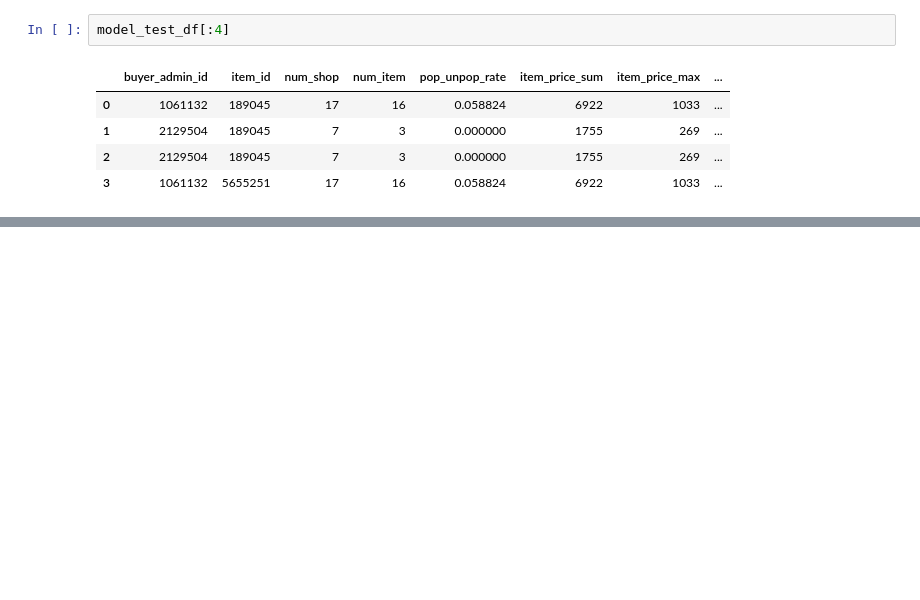
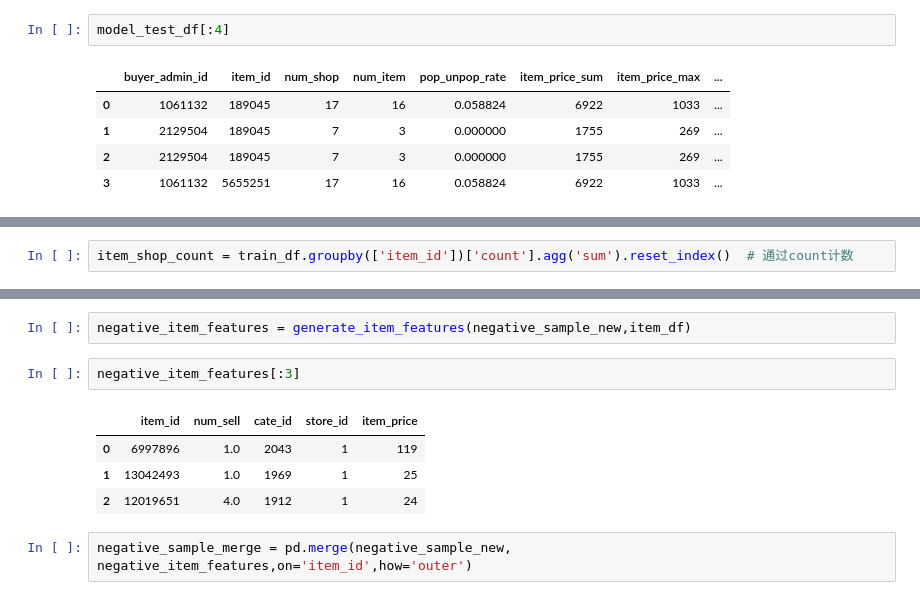
Before and after one commit to chenyaohlgs/anTaiCompetition, a Jupyter notebook: src/TraingTestData.ipynb, the cells around one changed output, grey strips where cells are left out. Drawn from its saved outputs; the diff is of its cells as text; blank space fills up the shorter version.

```diff
--- a/src/TraingTestData.ipynb
+++ b/src/TraingTestData.ipynb
@@ -122,0 +145,2 @@ model_test_df[:4]
+# %%
+item_shop_count = train_df.groupby(['item_id'])['count'].agg('sum').reset_index()  # 通过count计数
@@ -122,0 +163,11 @@ model_test_df[:4]
+# %%
+negative_item_features = generate_item_features(negative_sample_new,item_df)
+# %%
+negative_item_features[:3]
+# %% [output]
+|  | item_id | num_sell | cate_id | store_id | item_price |
+| 0 | 6997896 | 1.0 | 2043 | 1 | 119 |
+| 1 | 13042493 | 1.0 | 1969 | 1 | 25 |
+| 2 | 12019651 | 4.0 | 1912 | 1 | 24 |
+# %%
+negative_sample_merge = pd.merge(negative_sample_new, negative_item_features,on='item_id',how='outer')
```
Also changed, not shown: parts of 21 cells of this notebook, 7 other files.
